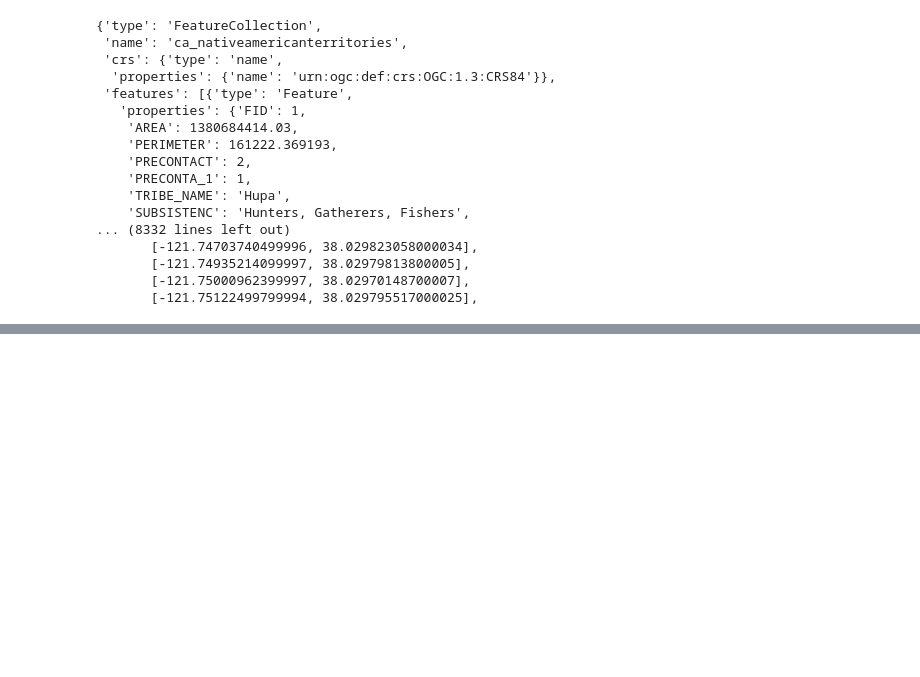
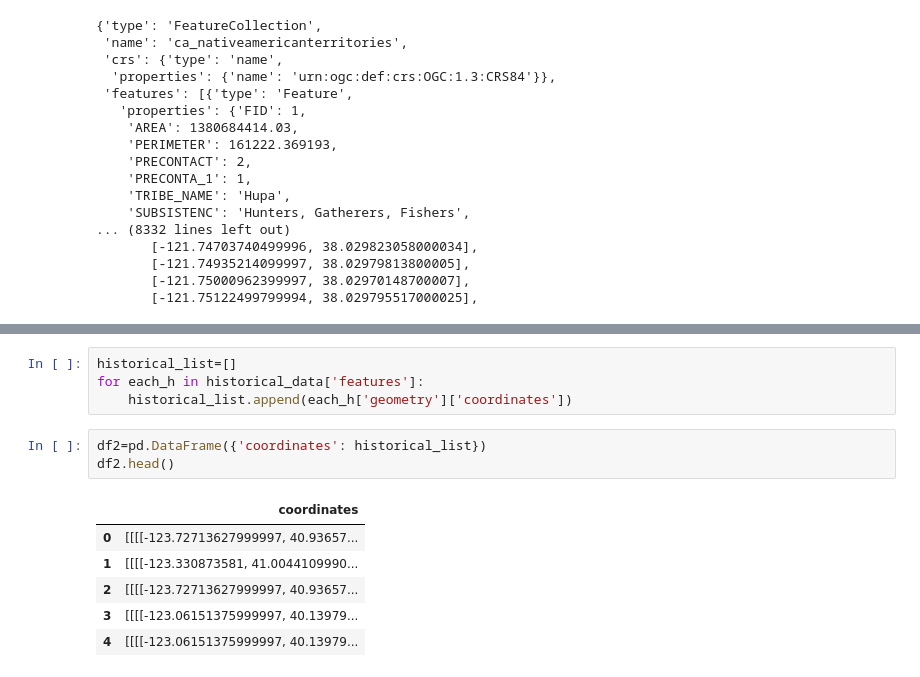
Before and after one commit to Project-3-EDA-ETL-API-Visualizations/project_home, a Jupyter notebook: notebook.ipynb, the cells around one changed output, grey strips where cells are left out. Cells and saved outputs as stored; diff of their text form; blank space fills up the shorter version.

```diff
--- a/notebook.ipynb
+++ b/notebook.ipynb
@@ -53,0 +68,14 @@ historical_data
+# %%
+historical_list=[]
+for each_h in historical_data['features']:
+    historical_list.append(each_h['geometry']['coordinates'])
+# %%
+df2=pd.DataFrame({'coordinates': historical_list})
+df2.head()
+# %% [output]
+|  | coordinates |
+| 0 | [[[[-123.72713627999997, 40.93657... |
+| 1 | [[[[-123.330873581, 41.0044109990... |
+| 2 | [[[[-123.72713627999997, 40.93657... |
+| 3 | [[[[-123.06151375999997, 40.13979... |
+| 4 | [[[[-123.06151375999997, 40.13979... |
```
Also changed, not shown: parts of 2 cells of this notebook.
